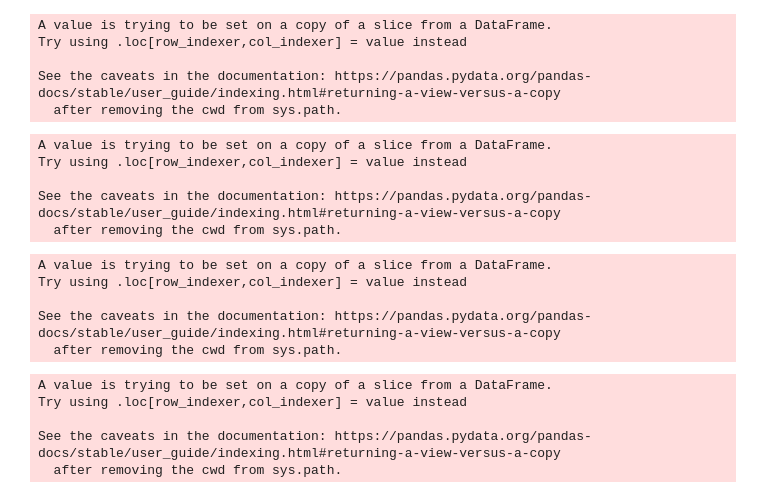
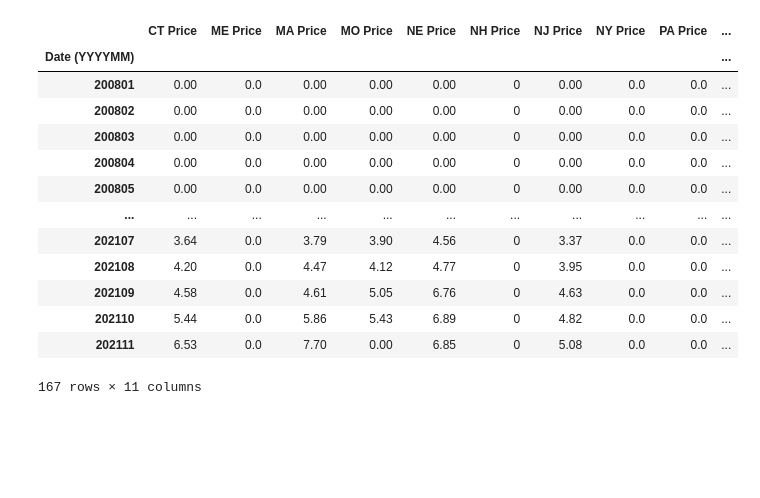
Before and after one commit to JWatson1102/project_1, a Jupyter notebook: Production Price Data.ipynb, the cells around one changed output. Drawn from its saved outputs; the diff is of its cells as text; code cells hidden in the pictures; blank space fills up the shorter version.

```diff
--- a/Production Price Data.ipynb
+++ b/Production Price Data.ipynb
@@ -189,48 +169,24 @@ south = ['AL Price','AR Price','DE Price','FL Price','GA Price','KY Price','LA P
-# %%
-north_df = dataframe[north]
-#north_df
-
-north_df['Date'] = pd.to_datetime(north_df['Date'], format='%Y%m').dt.strftime('%m/%Y')
-#north_df
-# %% [output]
-A value is trying to be set on a copy of a slice from a DataFrame.
-Try using .loc[row_indexer,col_indexer] = value instead
-
-See the caveats in the documentation: https://pandas.pydata.org/pandas-docs/stable/user_guide/indexing.html#returning-a-view-versus-a-copy
-  after removing the cwd from sys.path.
-# %%
-west_df = dataframe[west]
-#west_df
-
-west_df['Date'] = pd.to_datetime(west_df['Date'], format='%Y%m').dt.strftime('%m/%Y')
-#west_df
-# %% [output]
-A value is trying to be set on a copy of a slice from a DataFrame.
-Try using .loc[row_indexer,col_indexer] = value instead
-
-See the caveats in the documentation: https://pandas.pydata.org/pandas-docs/stable/user_guide/indexing.html#returning-a-view-versus-a-copy
-  after removing the cwd from sys.path.
-# %%
-mid_df = dataframe[mid]
-#mid_df
-
-mid_df['Date'] = pd.to_datetime(mid_df['Date'], format='%Y%m').dt.strftime('%m/%Y')
-#mid_df
-# %% [output]
-A value is trying to be set on a copy of a slice from a DataFrame.
-Try using .loc[row_indexer,col_indexer] = value instead
-
-See the caveats in the documentation: https://pandas.pydata.org/pandas-docs/stable/user_guide/indexing.html#returning-a-view-versus-a-copy
-  after removing the cwd from sys.path.
-# %%
-south_df = dataframe[south]
-#south_df
-
-south_df['Date'] = pd.to_datetime(south_df['Date'], format='%Y%m').dt.strftime('%m/%Y')
-#south_df
-# %% [output]
-A value is trying to be set on a copy of a slice from a DataFrame.
-Try using .loc[row_indexer,col_indexer] = value instead
-
-See the caveats in the documentation: https://pandas.pydata.org/pandas-docs/stable/user_guide/indexing.html#returning-a-view-versus-a-copy
-  after removing the cwd from sys.path.
+# %%
+north_coal_df = coal_df[north]
+north_coal_df
+
+north_petroleum_df = petroleum_df[north]
+north_petroleum_df
+
+north_gas_df = natural_gas_df[north]
+north_gas_df
+# %% [output]
+|  | CT Price | ME Price | MA Price | MO Price | NE Price | NH Price | NJ Price | NY Price | PA Price | ... |
+| Date (YYYYMM) |  |  |  |  |  |  |  |  |  | ... |
+| 200801 | 0.00 | 0.0 | 0.00 | 0.00 | 0.00 | 0 | 0.00 | 0.0 | 0.0 | ... |
+| 200802 | 0.00 | 0.0 | 0.00 | 0.00 | 0.00 | 0 | 0.00 | 0.0 | 0.0 | ... |
+| 200803 | 0.00 | 0.0 | 0.00 | 0.00 | 0.00 | 0 | 0.00 | 0.0 | 0.0 | ... |
+| 200804 | 0.00 | 0.0 | 0.00 | 0.00 | 0.00 | 0 | 0.00 | 0.0 | 0.0 | ... |
+| 200805 | 0.00 | 0.0 | 0.00 | 0.00 | 0.00 | 0 | 0.00 | 0.0 | 0.0 | ... |
+| ... | ... | ... | ... | ... | ... | ... | ... | ... | ... | ... |
+| 202107 | 3.64 | 0.0 | 3.79 | 3.90 | 4.56 | 0 | 3.37 | 0.0 | 0.0 | ... |
+| 202108 | 4.20 | 0.0 | 4.47 | 4.12 | 4.77 | 0 | 3.95 | 0.0 | 0.0 | ... |
+| 202109 | 4.58 | 0.0 | 4.61 | 5.05 | 6.76 | 0 | 4.63 | 0.0 | 0.0 | ... |
+| 202110 | 5.44 | 0.0 | 5.86 | 5.43 | 6.89 | 0 | 4.82 | 0.0 | 0.0 | ... |
+| 202111 | 6.53 | 0.0 | 7.70 | 0.00 | 6.85 | 0 | 5.08 | 0.0 | 0.0 | ... |
+167 rows × 11 columns
```
Also changed, not shown: parts of 18 cells of this notebook, 12 other files.
